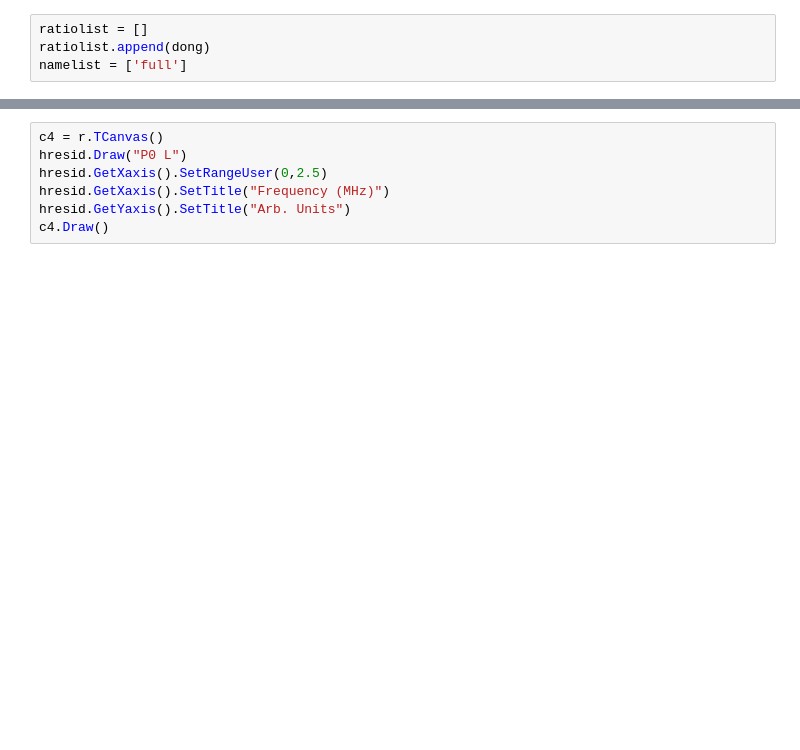
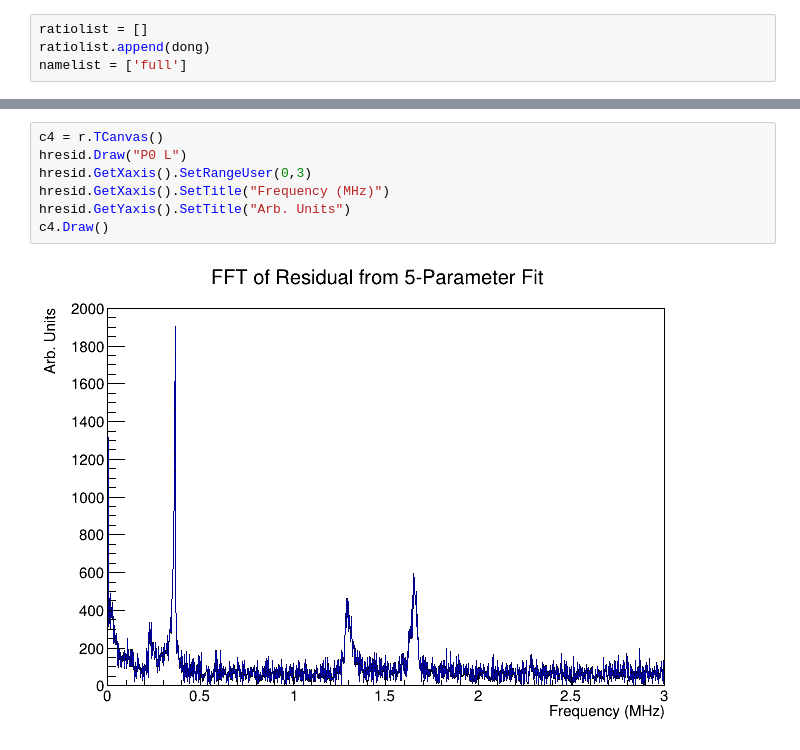
Before and after one commit to jlabounty/g-2, a Jupyter notebook: calorimeter/Residuals_NewFile.ipynb, the cells around one changed output, grey strips where cells are left out. Drawn from its saved outputs; the diff is of its cells as text; blank space fills up the shorter version.

```diff
--- a/calorimeter/Residuals_NewFile.ipynb
+++ b/calorimeter/Residuals_NewFile.ipynb
@@ -163,10 +205,12 @@ for j in range(0,len(namelist)):
 # %%
 c4 = r.TCanvas()
 hresid.Draw("P0 L")
-hresid.GetXaxis().SetRangeUser(0,2.5)
+hresid.GetXaxis().SetRangeUser(0,3)
 hresid.GetXaxis().SetTitle("Frequency (MHz)")
 hresid.GetYaxis().SetTitle("Arb. Units")
 c4.Draw()
+# %% [output]
+[figure, added]
 # %%
 from matplotlib import pyplot as plt
 plt.plot(listy[25:])
```
Also changed, not shown: parts of 16 cells of this notebook.
